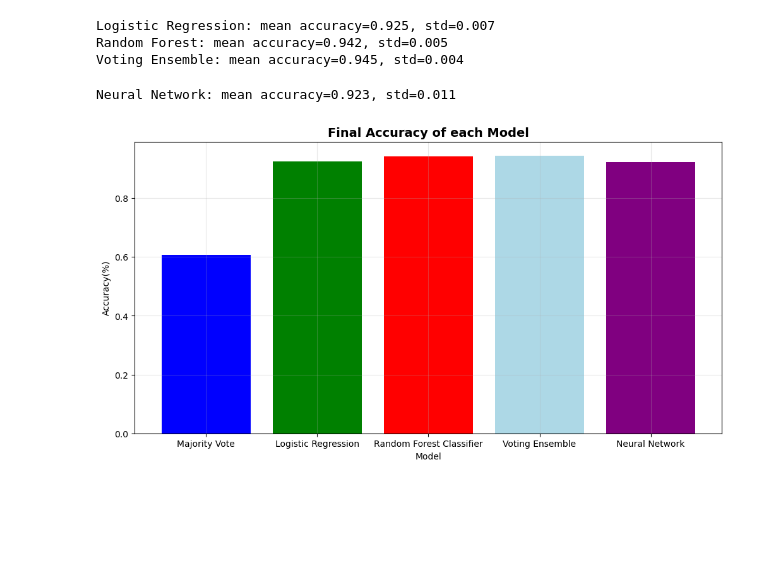
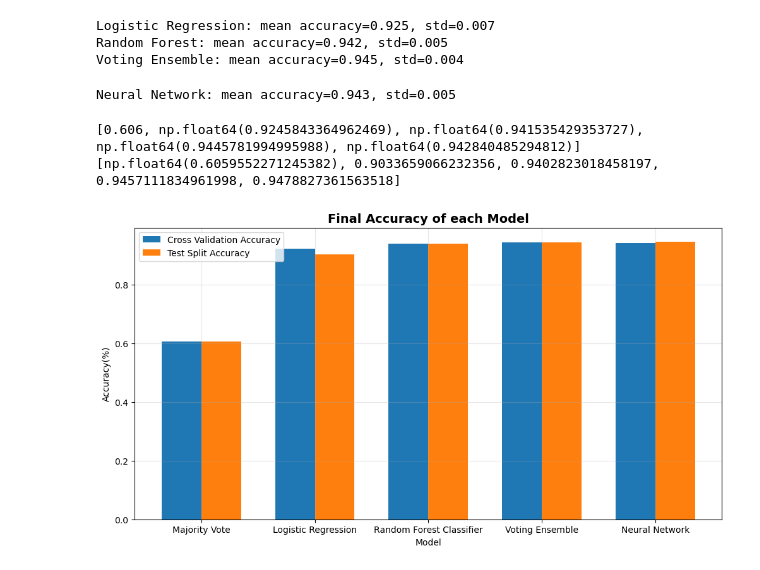
Before and after one commit to mayyan531/Spambase, a Jupyter notebook: spambase.ipynb, the cells around one changed output. Drawn from its saved outputs; the diff is of its cells as text; code cells hidden in the pictures; blank space fills up the shorter version.

Commit message:
graph comp

```diff
--- a/spambase.ipynb
+++ b/spambase.ipynb
@@ -271,6 +271,17 @@ def nn_hyperparameter_tuning(iter):
 
     kf = KFold(n_splits=5, shuffle=True)
 
+# hyperparameter tuning for neural network
+def nn_hyperparameter_tuning(iter):
+
+    best_wd = None
+    best_dp = None
+    best_gamma = None
+    best_step = None
+    best_acc = 0
+
+    kf = KFold(n_splits=5, shuffle=True)
+
     for i in range(iter):
         wd = 10**random.uniform(-5, -3)
         dp = random.uniform(0.1, 0.5)
@@ -284,7 +295,7 @@ def nn_hyperparameter_tuning(iter):
 
             model = NeuralNetwork(n_features, dp)
             criterion = nn.BCELoss()
-            optimizer = optim.Adam(model_nn.parameters(), LR_NN, weight_decay=wd)
+            optimizer = optim.Adam(model.parameters(), LR_NN, weight_decay=wd)
             scheduler = optim.lr_scheduler.StepLR(optimizer, step_size=step, gamma=gamma)
 
             train_loss, test_loss, acc, epoch = train_neural_network(model, criterion, optimizer, EPOCH_NN, scheduler, X_train_fold, y_train_fold, X_val_fold, y_val_fold)
@@ -471,17 +481,31 @@ cv_acc.append(np.mean(cv_results.get("Neural Network")))
 
 print(f"Neural Network: mean accuracy={np.mean(cv_results.get("Neural Network")):.3f}, std={np.std(cv_results.get("Neural Network")):.3f}")
 # %% [output]
-Neural Network: mean accuracy=0.923, std=0.011
+Neural Network: mean accuracy=0.943, std=0.005
 # %%
 models = ['Majority Vote', 'Logistic Regression', 'Random Forest Classifier', 'Voting Ensemble', 'Neural Network']
+test_acc = [baseline_accuracy, acc_lr[-1], acc_rf, acc_voting, acc_nn[-1]]
+
+print(cv_acc)
+print(test_acc)
 
 plt.figure(figsize=(12, 6))
-plt.bar(models, cv_acc, color = ['blue', 'green', 'red', 'lightblue', 'purple'])
+
+x = np.arange(len(models))  # x locations for groups
+width = 0.35  # width of each bar
+
+plt.bar(x - width/2, cv_acc, width, label='Cross Validation Accuracy')
+plt.bar(x + width/2, test_acc, width, label='Test Split Accuracy')
+
 plt.title('Final Accuracy of each Model', fontsize=14, fontweight='bold')
 plt.xlabel('Model')
 plt.ylabel('Accuracy(%)')
+plt.xticks(x, models)
 plt.grid(True, alpha=0.3)
+plt.legend()
 
 plt.show()
 # %% [output]
+[0.606, np.float64(0.9245843364962469), np.float64(0.941535429353727), np.float64(0.9445781994995988), np.float64(0.942840485294812)]
+[np.float64(0.6059552271245382), 0.9033659066232356, 0.9402823018458197, 0.9457111834961998, 0.9478827361563518]
-[figure, old version]
+[figure, new version]
```
Also changed, not shown: parts of 3 cells of this notebook.
